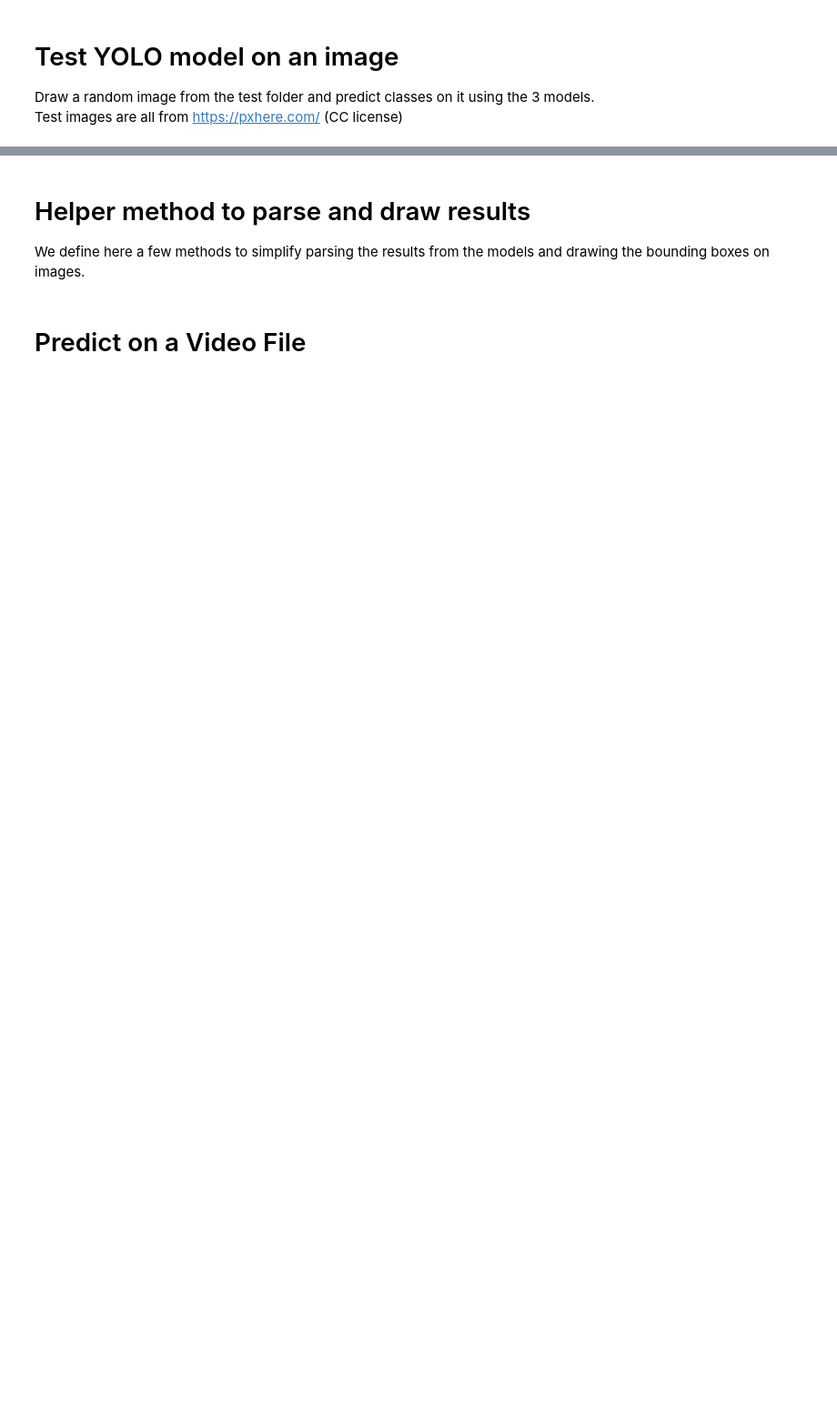
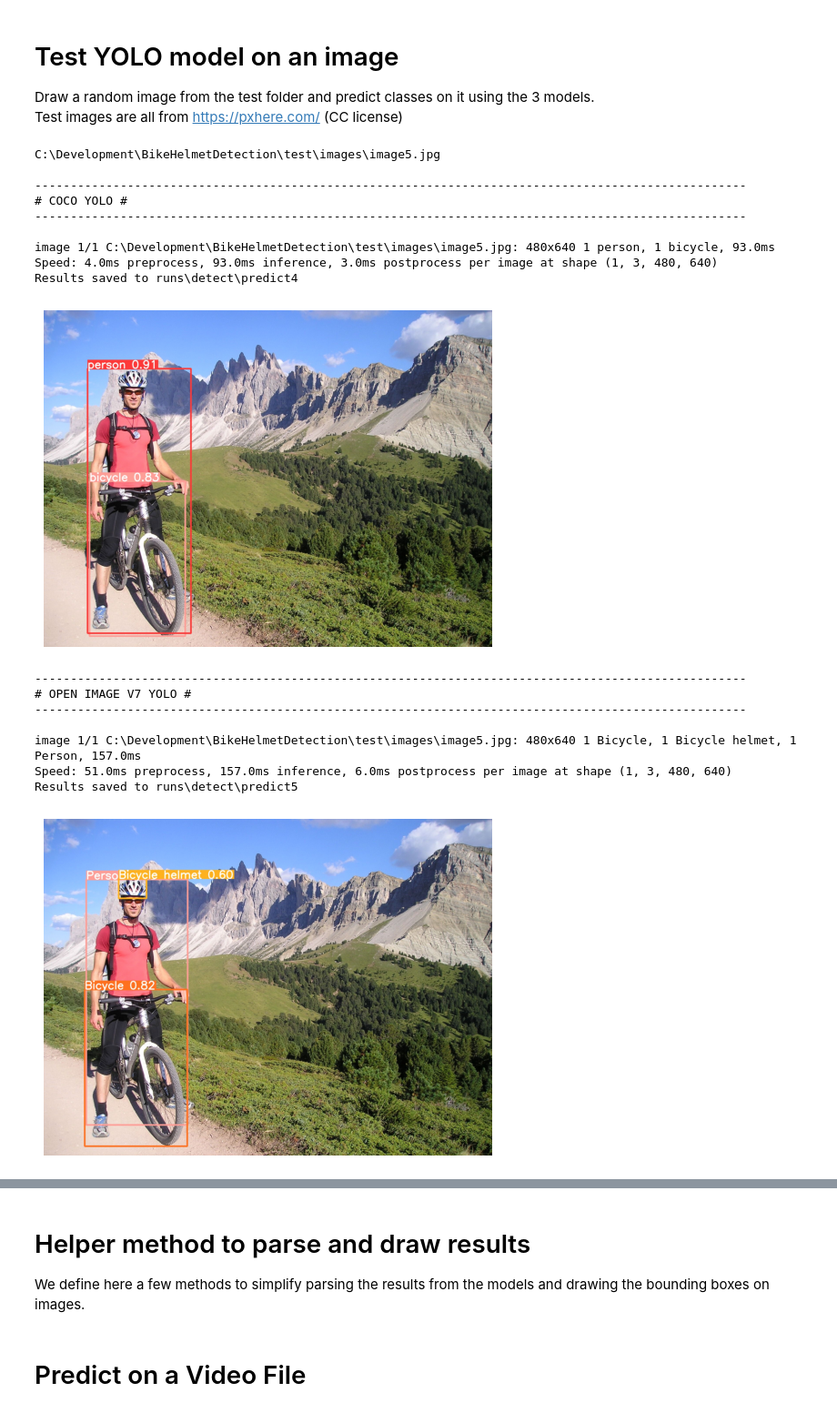
Before and after one commit to alexdjulin/BikeHelmetDetection, a Jupyter notebook: BikeHelmetDetection_Testing.ipynb, the cells around one changed output, grey strips where cells are left out. Shown at 91% size. Saved outputs shown, nothing was run; the diff lists cells and outputs as text; code cells hidden in the pictures; blank space fills up the shorter version.

```diff
--- a/BikeHelmetDetection_Testing.ipynb
+++ b/BikeHelmetDetection_Testing.ipynb
@@ -101,6 +121,8 @@ def predict_on_image(img_file, model=None, classes=None):
     # Load model
     if model is None:
         model = YOLO('yolov8n.pt')  # YOLOv8n model
+
+    os.makedirs(predict_dir, exist_ok=True)
 
     # Set the confidence threshold
     conf_thresh = 0.25
@@ -110,30 +132,49 @@ def predict_on_image(img_file, model=None, classes=None):
         classes = list(model.names.keys())
 
     # predict on image
     results = model.predict(source=img_file, classes=classes, save=True, conf=conf_thresh)
 
     for result in results:
 
         # Save the image
         img_pred = os.path.join(project_dir, 'predict', os.path.split(img_file)[-1])
         result.save(img_pred)
 
         # Display the image
         image = Image.open(img_pred)
         plt.imshow(image)
         plt.axis('off')  # Turn off axis
         plt.show()
 
 
 img_file = get_test_image()
 
 print(f"\n{100*'-'}\n# COCO YOLO #\n{100*'-'}")
 coco_classes = [0, 1]  # person, bicycle
 predict_on_image(img_file, model=coco_yolo, classes=coco_classes)
 
 print(f"\n{100*'-'}\n# OPEN IMAGE V7 YOLO #\n{100*'-'}")
 oiv7_classes = [322, 594, 381, 42, 43]  # man, woman, person, bicycle, bicycle helmet
 predict_on_image(img_file, model=oiv7_yolo, classes=oiv7_classes)
 
 print(f"\n{100*'-'}\n# FINE-TUNED YOLO / HELMET DATASET #\n{100*'-'}")
 predict_on_image(img_file, model=my_yolo)
+# %% [output]
+C:\Development\BikeHelmetDetection\test\images\image5.jpg
+
+----------------------------------------------------------------------------------------------------
+# COCO YOLO #
+----------------------------------------------------------------------------------------------------
+
+image 1/1 C:\Development\BikeHelmetDetection\test\images\image5.jpg: 480x640 1 person, 1 bicycle, 93.0ms
+Speed: 4.0ms preprocess, 93.0ms inference, 3.0ms postprocess per image at shape (1, 3, 480, 640)
+Results saved to runs\detect\predict4
+[figure, added]
+----------------------------------------------------------------------------------------------------
+# OPEN IMAGE V7 YOLO #
+----------------------------------------------------------------------------------------------------
+
+image 1/1 C:\Development\BikeHelmetDetection\test\images\image5.jpg: 480x640 1 Bicycle, 1 Bicycle helmet, 1 Person, 157.0ms
+Speed: 51.0ms preprocess, 157.0ms inference, 6.0ms postprocess per image at shape (1, 3, 480, 640)
+Results saved to runs\detect\predict5
+[figure, added]
```
Also changed, not shown: parts of 7 cells of this notebook, 3 other files.
